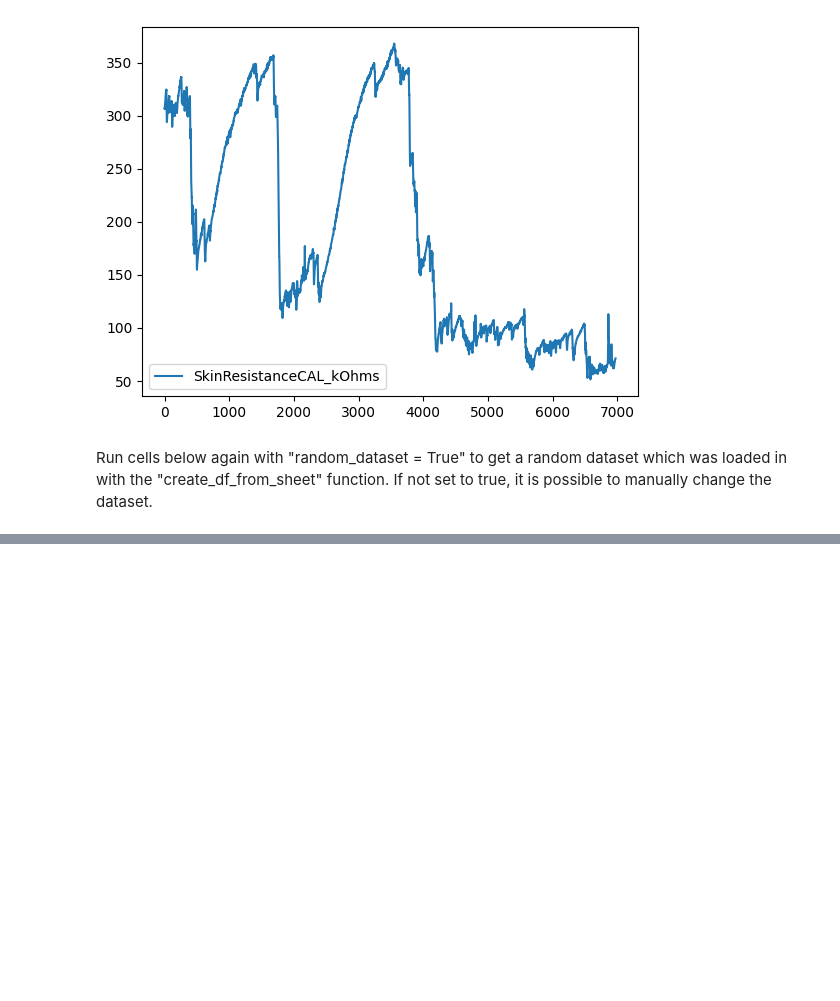
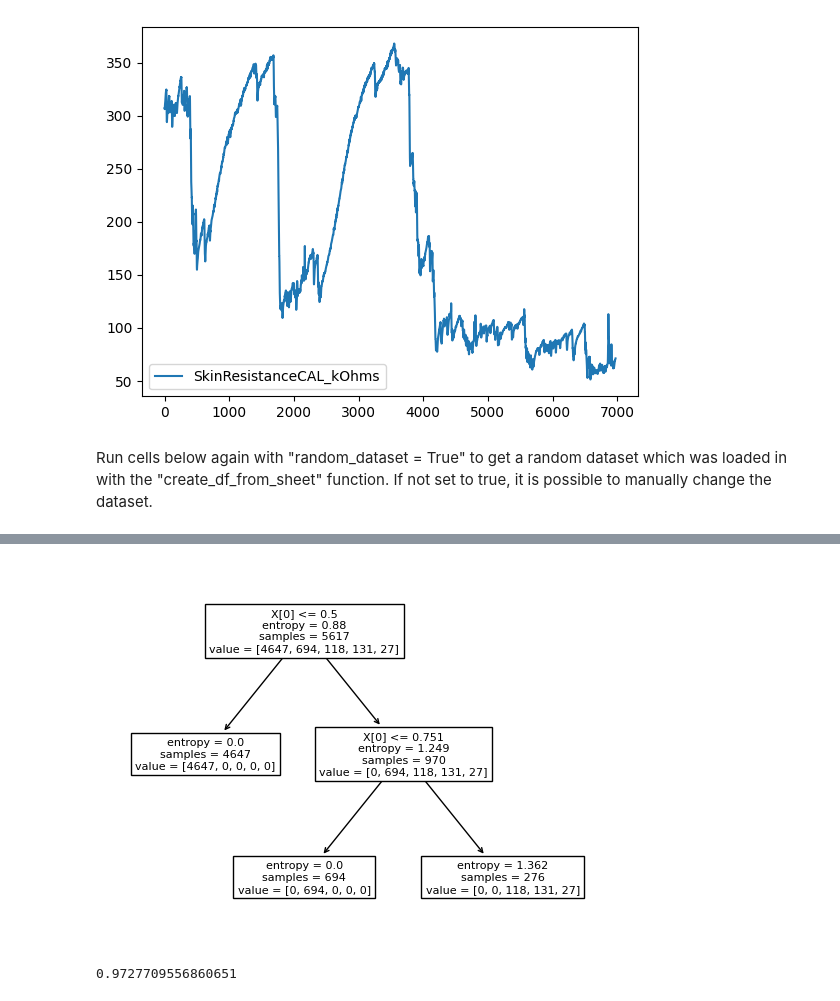
Before and after one commit to Inn0/STP1StressVisualisation, a Jupyter notebook: StressThreshold.ipynb, the cells around one changed output, grey strips where cells are left out. Cells and saved outputs as stored; diff of their text form; code cells hidden in the pictures; blank space fills up the shorter version.

```diff
--- a/StressThreshold.ipynb
+++ b/StressThreshold.ipynb
@@ -316,0 +301,18 @@ metrics.accuracy_score(y_test_iris, y_pred_iris)
+# %%
+from sklearn import tree
+from sklearn.tree import DecisionTreeClassifier
+
+tree_clf = DecisionTreeClassifier(criterion='entropy', max_depth=2, min_samples_split=2)
+tree_clf.fit(X_train_data,y_train_data)
+
+tree.plot_tree(tree_clf);
+# %% [output]
+[figure, added]
+# %%
+from sklearn import metrics
+from sklearn.metrics import accuracy_score
+
+y_pred = tree_clf.predict(X_test_data)
+accuracy_score(y_test_data, y_pred)
+# %% [output]
+0.9727709556860651
```
Also changed, not shown: parts of 7 cells of this notebook.
